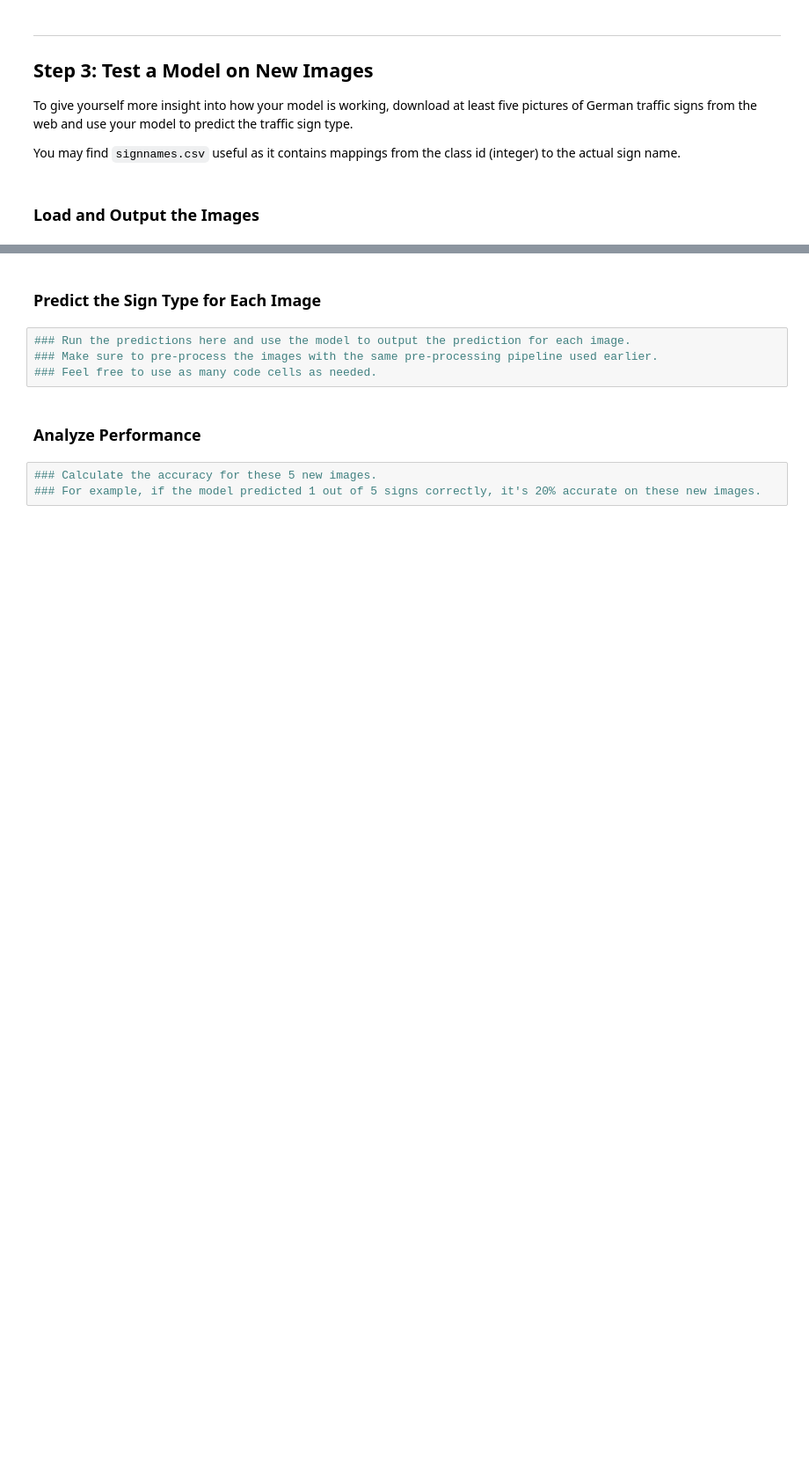
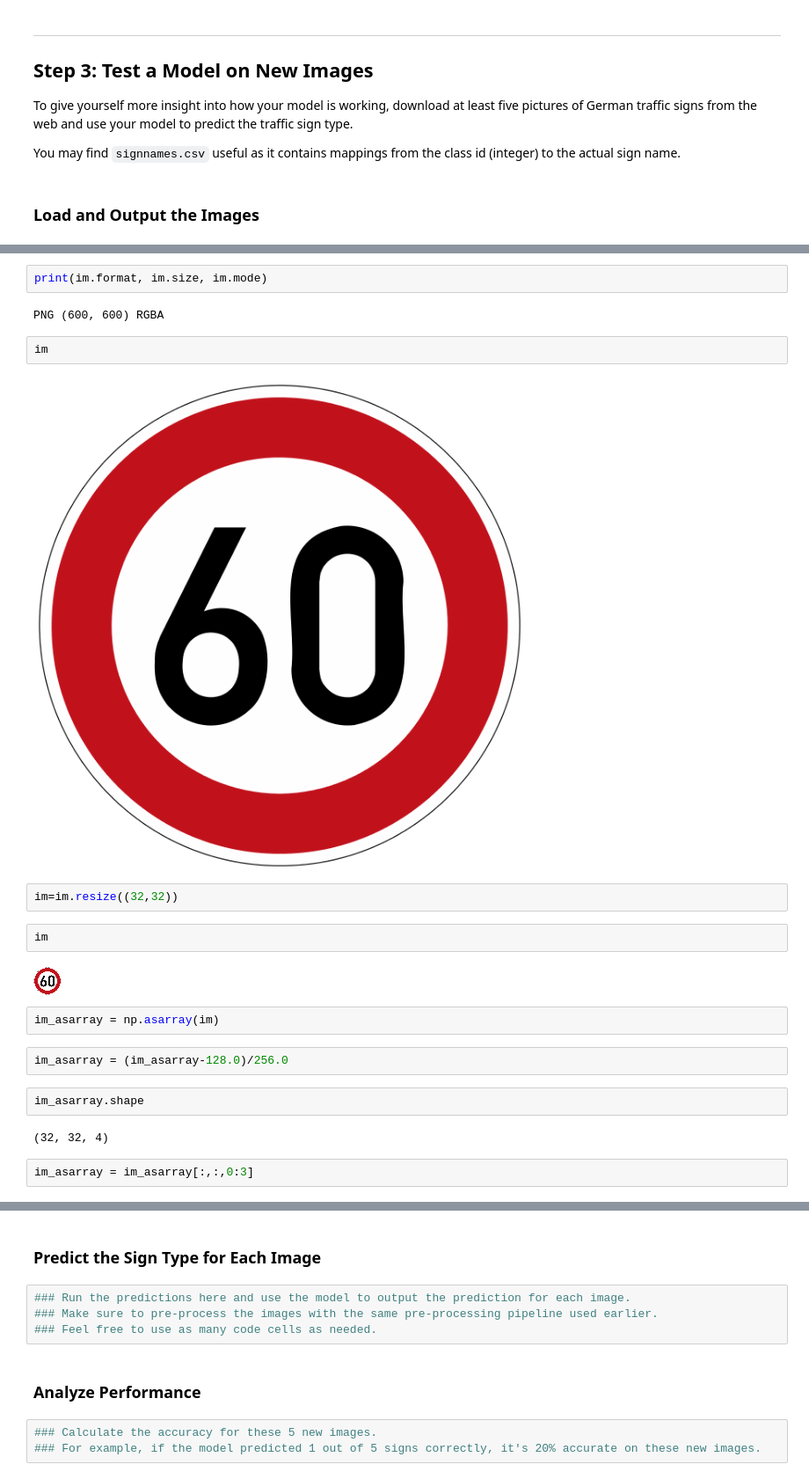
Before and after one commit to manprets/traffic_sign_classifier, a Jupyter notebook: traffic_sign_classifier.ipynb, the cells around one changed output, grey strips where cells are left out. Shown at 88% size. Saved outputs shown, nothing was run; the diff lists cells and outputs as text; blank space fills up the shorter version.

```diff
--- a/traffic_sign_classifier.ipynb
+++ b/traffic_sign_classifier.ipynb
@@ -570,0 +891,24 @@ You may find `signnames.csv` useful as it contains mappings from the class id (i
+# %%
+print(im.format, im.size, im.mode)
+# %% [output]
+PNG (600, 600) RGBA
+# %%
+im
+# %% [output]
+[figure, added]
+# %%
+im=im.resize((32,32))
+# %%
+im
+# %% [output]
+[figure, added]
+# %%
+im_asarray = np.asarray(im)
+# %%
+im_asarray = (im_asarray-128.0)/256.0
+# %%
+im_asarray.shape
+# %% [output]
+(32, 32, 4)
+# %%
+im_asarray = im_asarray[:,:,0:3]
```
Also changed, not shown: parts of 64 cells of this notebook.
